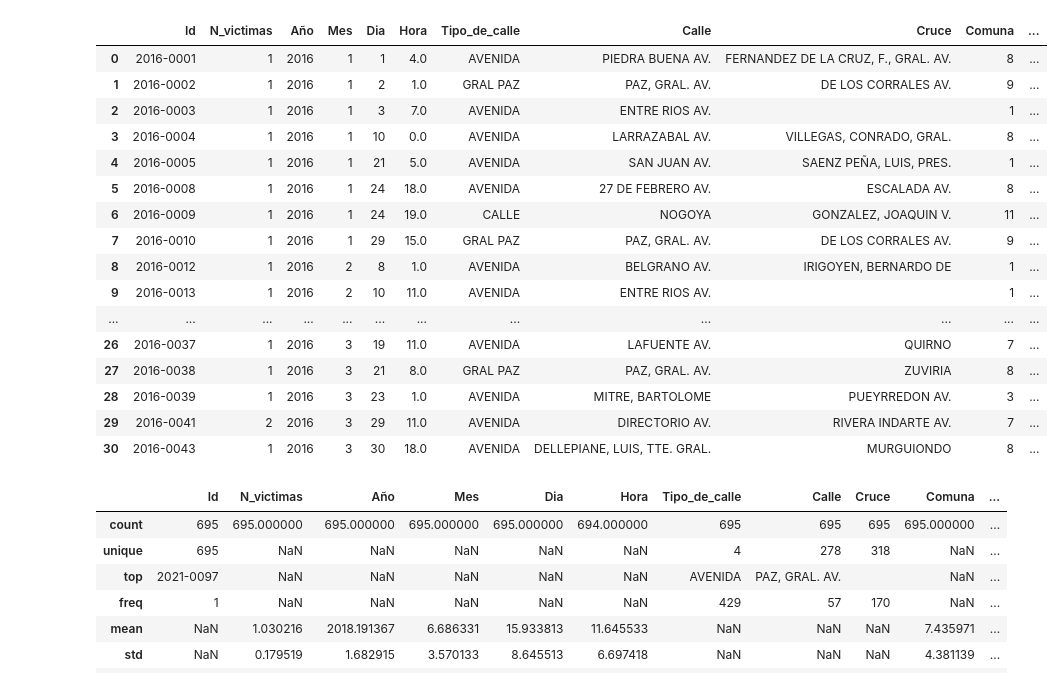
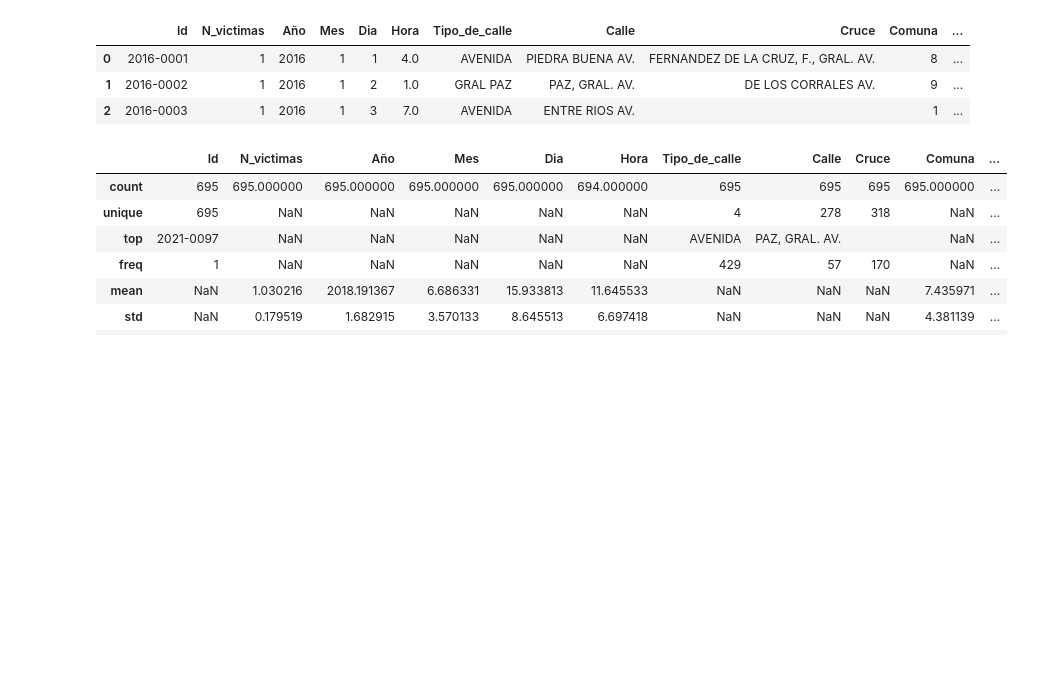
Before and after one commit to matiasbarriosled/PiDa2, a Jupyter notebook: EDA/EDA.ipynb, the cells around one changed output. Cells and saved outputs as stored; diff of their text form; code cells hidden in the pictures; blank space fills up the shorter version.

Commit message:
actualizar head()

```diff
--- a/EDA/EDA.ipynb
+++ b/EDA/EDA.ipynb
@@ -5,25 +5,12 @@ import matplotlib.pyplot as plt
 hechos = pd.read_parquet('../archivos/datos_limpios/hechos.parquet')
 victimas = pd.read_parquet('../archivos/datos_limpios/victimas.parquet')
 # %%
-hechos.head(31)
+hechos.head(3)
 # %% [output]
 |  | Id | N_victimas | Año | Mes | Dia | Hora | Tipo_de_calle | Calle | Cruce | Comuna | ... |
 | 0 | 2016-0001 | 1 | 2016 | 1 | 1 | 4.0 | AVENIDA | PIEDRA BUENA AV. | FERNANDEZ DE LA CRUZ, F., GRAL. AV. | 8 | ... |
 | 1 | 2016-0002 | 1 | 2016 | 1 | 2 | 1.0 | GRAL PAZ | PAZ, GRAL. AV. | DE LOS CORRALES AV. | 9 | ... |
 | 2 | 2016-0003 | 1 | 2016 | 1 | 3 | 7.0 | AVENIDA | ENTRE RIOS AV. |  | 1 | ... |
-| 3 | 2016-0004 | 1 | 2016 | 1 | 10 | 0.0 | AVENIDA | LARRAZABAL AV. | VILLEGAS, CONRADO, GRAL. | 8 | ... |
-| 4 | 2016-0005 | 1 | 2016 | 1 | 21 | 5.0 | AVENIDA | SAN JUAN AV. | SAENZ PEÑA, LUIS, PRES. | 1 | ... |
-| 5 | 2016-0008 | 1 | 2016 | 1 | 24 | 18.0 | AVENIDA | 27 DE FEBRERO AV. | ESCALADA AV. | 8 | ... |
-| 6 | 2016-0009 | 1 | 2016 | 1 | 24 | 19.0 | CALLE | NOGOYA | GONZALEZ, JOAQUIN V. | 11 | ... |
-| 7 | 2016-0010 | 1 | 2016 | 1 | 29 | 15.0 | GRAL PAZ | PAZ, GRAL. AV. | DE LOS CORRALES AV. | 9 | ... |
-| 8 | 2016-0012 | 1 | 2016 | 2 | 8 | 1.0 | AVENIDA | BELGRANO AV. | IRIGOYEN, BERNARDO DE | 1 | ... |
-| 9 | 2016-0013 | 1 | 2016 | 2 | 10 | 11.0 | AVENIDA | ENTRE RIOS AV. |  | 1 | ... |
-| ... | ... | ... | ... | ... | ... | ... | ... | ... | ... | ... | ... |
-| 26 | 2016-0037 | 1 | 2016 | 3 | 19 | 11.0 | AVENIDA | LAFUENTE AV. | QUIRNO | 7 | ... |
-| 27 | 2016-0038 | 1 | 2016 | 3 | 21 | 8.0 | GRAL PAZ | PAZ, GRAL. AV. | ZUVIRIA | 8 | ... |
-| 28 | 2016-0039 | 1 | 2016 | 3 | 23 | 1.0 | AVENIDA | MITRE, BARTOLOME | PUEYRREDON AV. | 3 | ... |
-| 29 | 2016-0041 | 2 | 2016 | 3 | 29 | 11.0 | AVENIDA | DIRECTORIO AV. | RIVERA INDARTE AV. | 7 | ... |
-| 30 | 2016-0043 | 1 | 2016 | 3 | 30 | 18.0 | AVENIDA | DELLEPIANE, LUIS, TTE. GRAL. | MURGUIONDO | 8 | ... |
 # %%
 hechos.describe(include='all')
 # %% [output]
```
